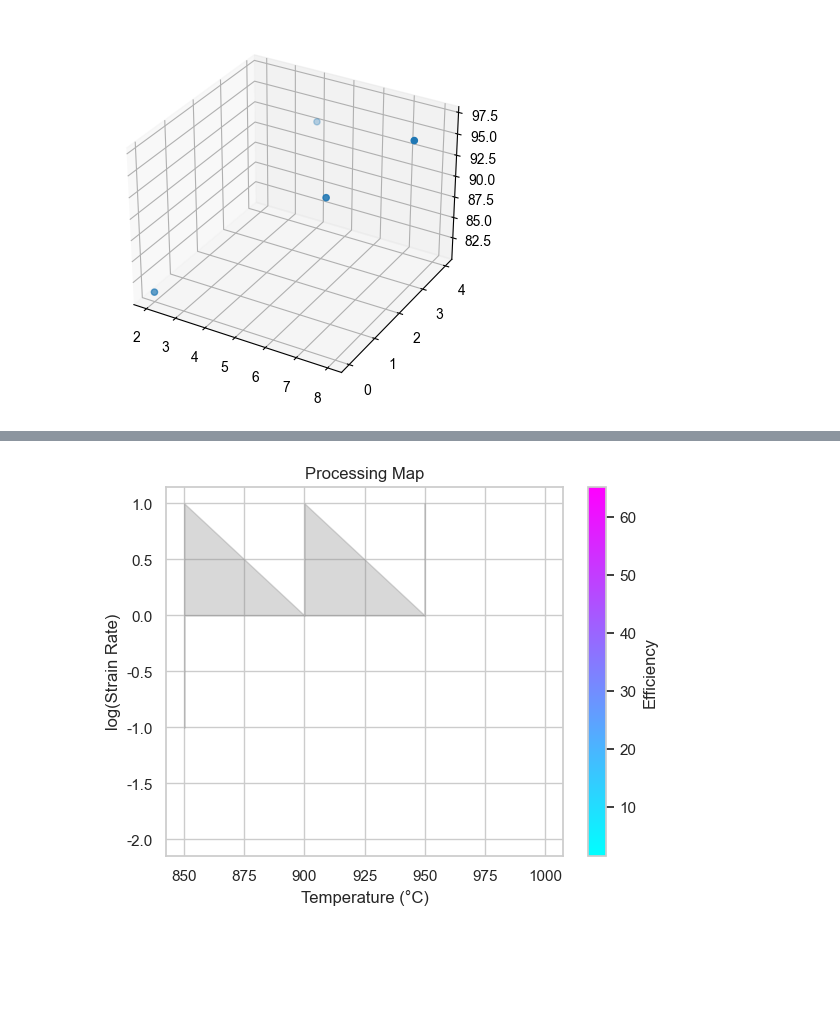
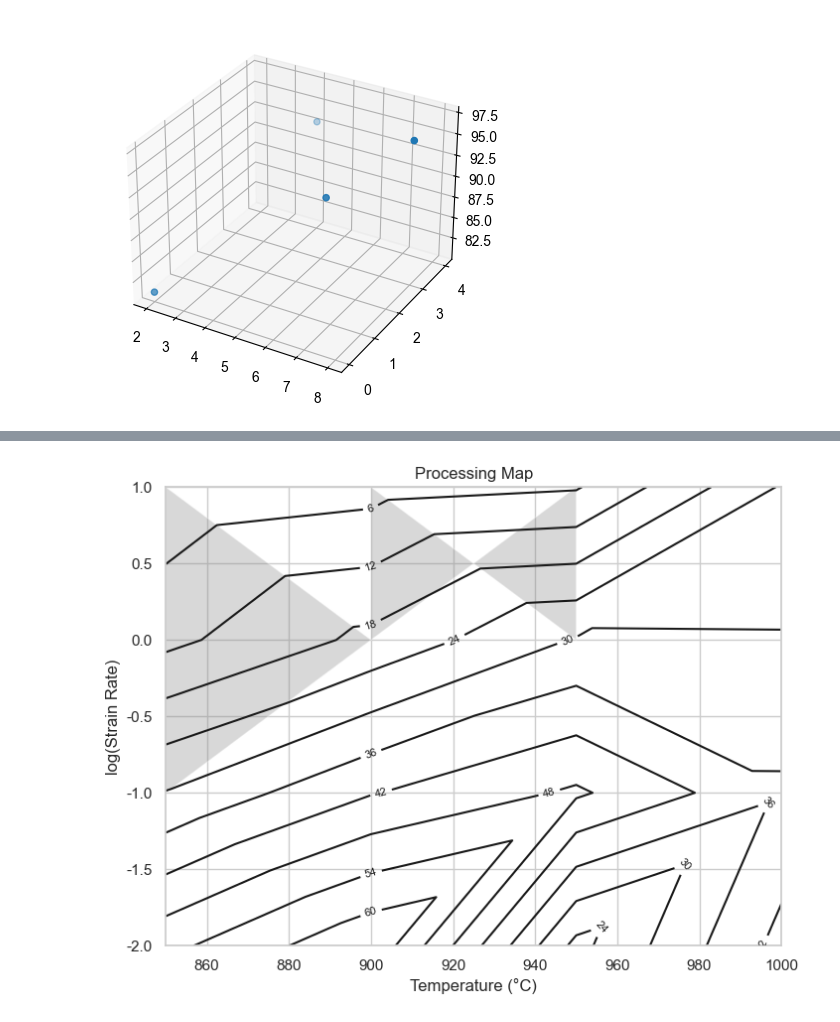
Before and after one commit to kwakjm/deep_learning, a Jupyter notebook: 5_경사하강법.ipynb, the cells around one changed output, grey strips where cells are left out. Saved outputs shown, nothing was run; the diff lists cells and outputs as text; code cells hidden in the pictures; blank space fills up the shorter version.

```diff
--- a/5_경사하강법.ipynb
+++ b/5_경사하강법.ipynb
@@ -141,47 +141,44 @@ epochs=2000, 기울기1=1.5191, 기울기2=2.2923, 절편=77.7260
 실제 점수: [81 93 91 97]
 예측 점수: [80.76387645 92.97153922 91.42520875 96.7558749 ]
 # %%
-import pandas as pd
 import numpy as np
 import matplotlib.pyplot as plt
-import seaborn as sns
+from matplotlib.patches import Polygon
 
 # 데이터 입력
 T = [850, 850, 850, 850, 900, 900, 900, 900, 950, 950, 950, 950, 1000, 1000, 1000, 1000]
 log_strain_rate = [-2, -1, 0, 1, -2, -1, 0, 1, -2, -1, 0, 1, -2, -1, 0, 1]
 efficiency = [52.23668546, 30.26274147, 10.41216396, 1.508535133, 65.14446481, 41.63665771, 19.54344492, 3.770149826, 22.18116805, 48.95864779, 30.45962396, 5.46639432, 43.92353304, 36.92414363, 30.39348711, 24.52350884]
 zeta = [0.170944368, -0.130349804, -0.675538596, -2.578106237, 0.329751574, 0.017831187, -0.332593855, -1.229891791, 1.274211977, 0.351925987, -0.468738043, -9.898156157, 0.210504183, 0.146487093, 0.090137651, 0.042804774]
 
 # 2차원 배열로 변환
 T = np.array(T)
 log_strain_rate = np.array(log_strain_rate)
 efficiency = np.array(efficiency)
 zeta = np.array(zeta)
 
-# 데이터프레임 생성
-df = pd.DataFrame({'Temperature': T, 'log(Strain Rate)': log_strain_rate, 'Efficiency': efficiency, 'Zeta': zeta})
+# 음수인 zeta 값에 해당하는 인덱스 가져오기
+negative_zeta_indices = np.where(zeta < 0)
 
 # 그래프 생성
-sns.set(style='whitegrid')
+fig, ax = plt.subplots(figsize=(8, 6))
 
-# 등고선 플롯 그리기
-sns.lineplot(data=df, x='Temperature', y='log(Strain Rate)', hue='Efficiency', palette='cool', legend=False)
+# 등고선 그리기
+contour = ax.tricontour(T, log_strain_rate, efficiency, levels=10, colors='k')
 
-# 음수인 zeta 값에 해당하는 부분에 회색 음영 처리
-negative_zeta_indices = np.where(zeta < 0)
-for i in negative_zeta_indices:
-    plt.fill_between(T[i], log_strain_rate[i], color='gray', alpha=0.3)
+# 등고선의 레이블 표시
+ax.clabel(contour, inline=True, fontsize=8)
 
-plt.xlabel('Temperature (°C)')
-plt.ylabel('log(Strain Rate)')
-plt.title('Processing Map')
+# 음수인 zeta 값에 해당하는 부분에 둥근 다각형으로 음영 처리
+negative_polygon = Polygon(np.column_stack((T[negative_zeta_indices], log_strain_rate[negative_zeta_indices])),
+                           facecolor='gray', edgecolor=None, alpha=0.3, joinstyle='round')
+ax.add_patch(negative_polygon)
 
-# 컬러바 추가
-sm = plt.cm.ScalarMappable(cmap='cool', norm=plt.Normalize(vmin=min(efficiency), vmax=max(efficiency)))
-sm.set_array([])
-cbar = plt.colorbar(sm)
-cbar.set_label('Efficiency')
+ax.set_xlabel('Temperature (°C)')
+ax.set_ylabel('log(Strain Rate)')
+ax.set_title('Processing Map')
 
+# 그래프 출력
 plt.show()
 # %% [output]
-[figure, old version]
+[figure, new version]
```
Also changed, not shown: 5 other files.
